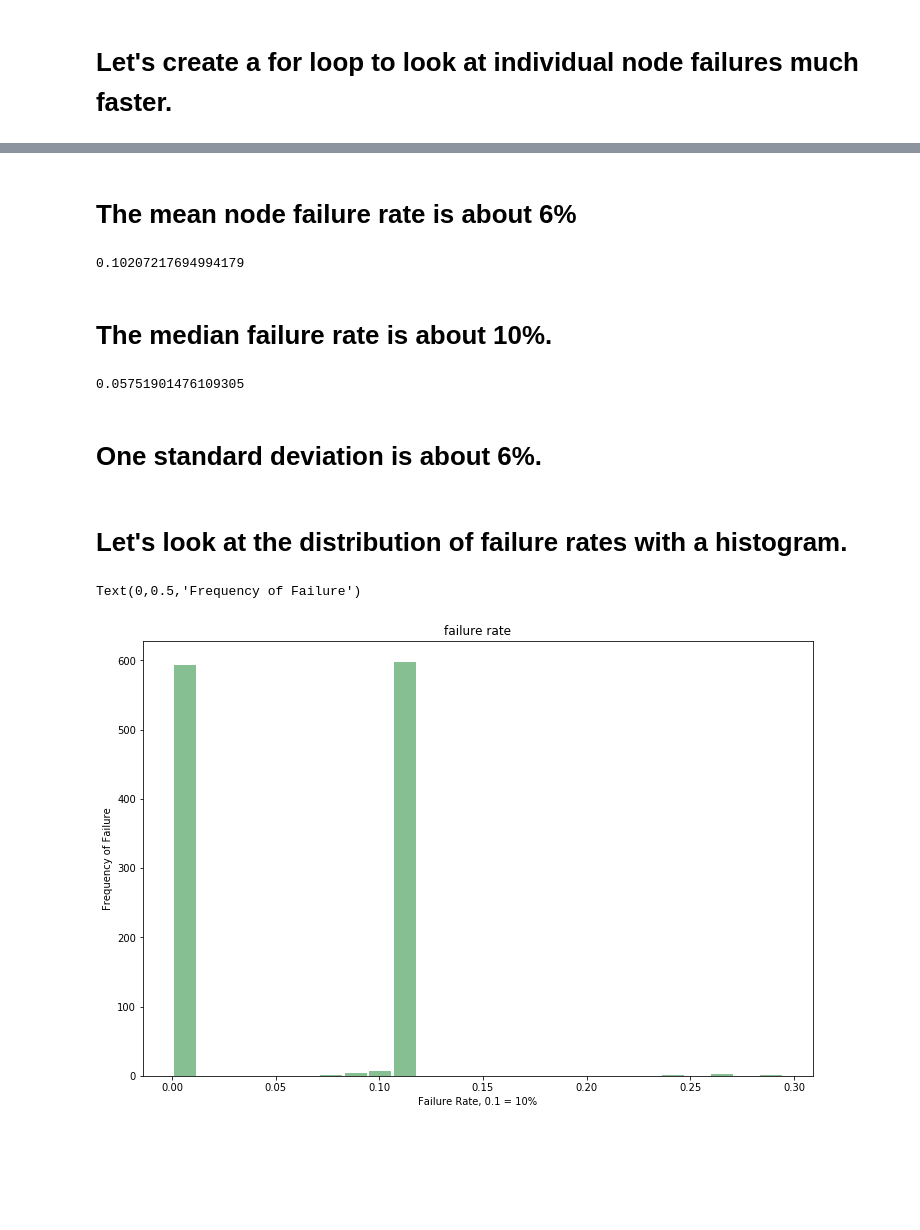
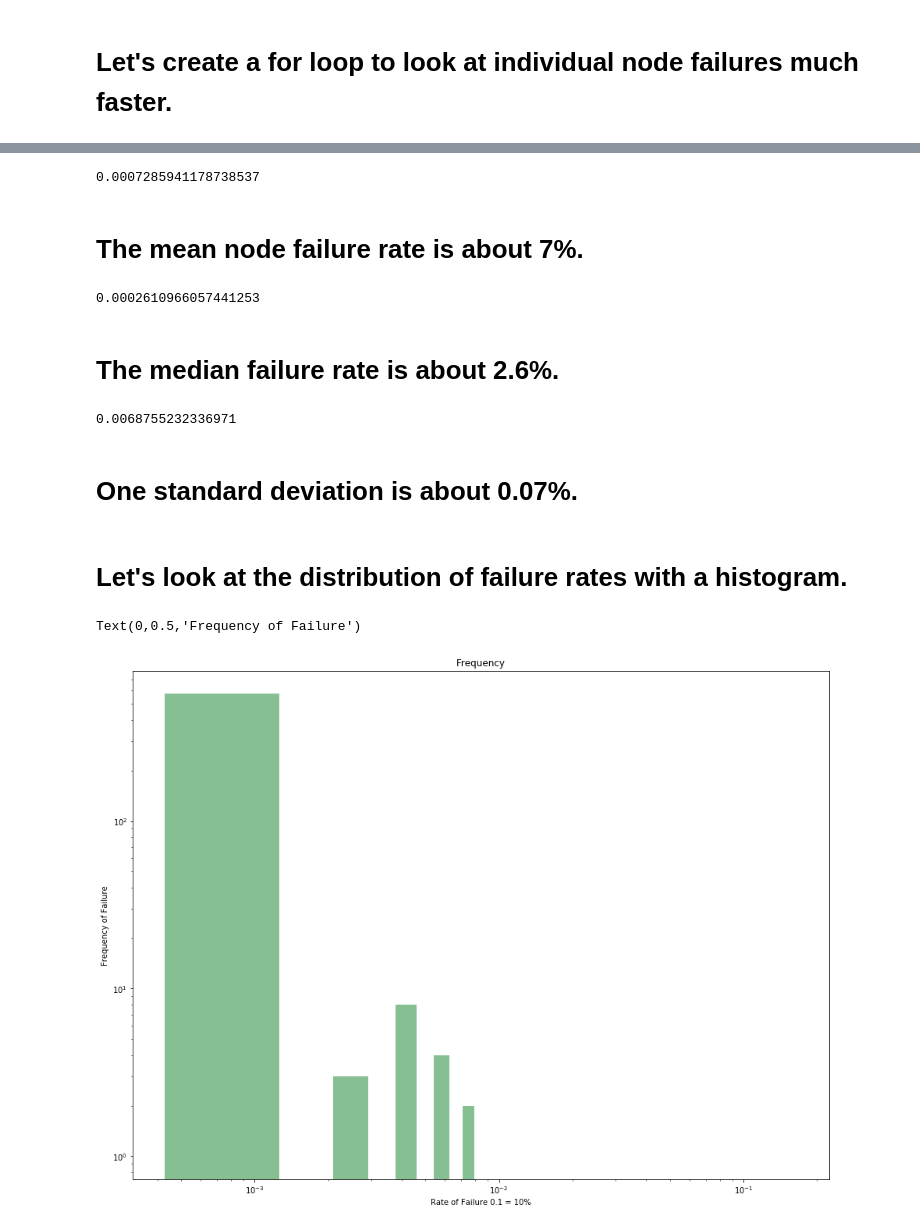
Before and after one commit to Cjcarlevato/data-question-2-dream-crushers, a Jupyter notebook: ACCREdata.ipynb, the cells around one changed output, grey strips where cells are left out. Cells and saved outputs as stored; diff of their text form; code cells hidden in the pictures; blank space fills up the shorter version.

```diff
--- a/ACCREdata.ipynb
+++ b/ACCREdata.ipynb
@@ -232,0 +183,4 @@ Node_And_Failure_rate["failure rate"].mean()
+# %%
+node_df= pd.DataFrame(accre_data.NodeList.value_counts(ascending=False)).reset_index()
+node_df = node_df.rename(index = str, columns = {'index': 'Node Code', 'NodeList': 'Total Jobs'})
+node_df.head()
@@ -232,0 +194,4 @@ Node_And_Failure_rate["failure rate"].mean()
+# %%
+node_failure_df = pd.DataFrame(bad_nodes.NodeList.value_counts(ascending=False)).reset_index()
+node_failure_df = node_failure_df.rename(index = str, columns = {'index' : 'Node Code', 'NodeList': 'Failed Jobs'})
+node_failure_df.head()
@@ -232,0 +205,3 @@ Node_And_Failure_rate["failure rate"].mean()
+# %%
+combined_df = pd.merge(node_df, node_failure_df, on ="Node Code", how = "inner")
+combined_df.head()
@@ -232,0 +215,3 @@ Node_And_Failure_rate["failure rate"].mean()
+# %%
+combined_df['Frequency'] = combined_df['Failed Jobs']/combined_df['Total Jobs']
+combined_df.head()
@@ -233,23 +246,29 @@ Node_And_Failure_rate["failure rate"].mean()
+# %%
+combined_df['Frequency'].mean()
+# %% [output]
+0.0007285941178738537
 # %% [markdown]
-# The mean node failure rate is about 6%
+# The mean node failure rate is about 7%.
-# %%
-Node_And_Failure_rate["failure rate"].median()
-# %% [output]
-0.10207217694994179
+# %%
+combined_df['Frequency'].median()
+# %% [output]
+0.0002610966057441253
 # %% [markdown]
-# The median failure rate is about 10%.
+# The median failure rate is about 2.6%.
-# %%
-Node_And_Failure_rate["failure rate"].std()
-# %% [output]
-0.05751901476109305
+# %%
+combined_df["Frequency"].std()
+# %% [output]
+0.0068755232336971
 # %% [markdown]
-# One standard deviation is about 6%.
+# One standard deviation is about 0.07%.
 # %% [markdown]
 # Let's look at the distribution of failure rates with a histogram.
 # %%
-Node_And_Failure_rate.hist(column='failure rate', bins=25, grid=False, figsize=(12,8), color='#86bf91', zorder=2, rwidth=0.9)
-plt.xlabel("Failure Rate, 0.1 = 10%")
+combined_df.hist(column='Frequency', bins=100, grid=False, figsize=(16,12), color='#86bf91', zorder=2, rwidth=0.5,)
+plt.xlabel("Rate of Failure 0.1 = 10%")
+plt.semilogx()
+plt.semilogy()
 plt.ylabel("Frequency of Failure")
 # %% [output]
 Text(0,0.5,'Frequency of Failure')
-[figure, old version]
+[figure, new version]
```
Also changed, not shown: parts of 37 cells of this notebook.
